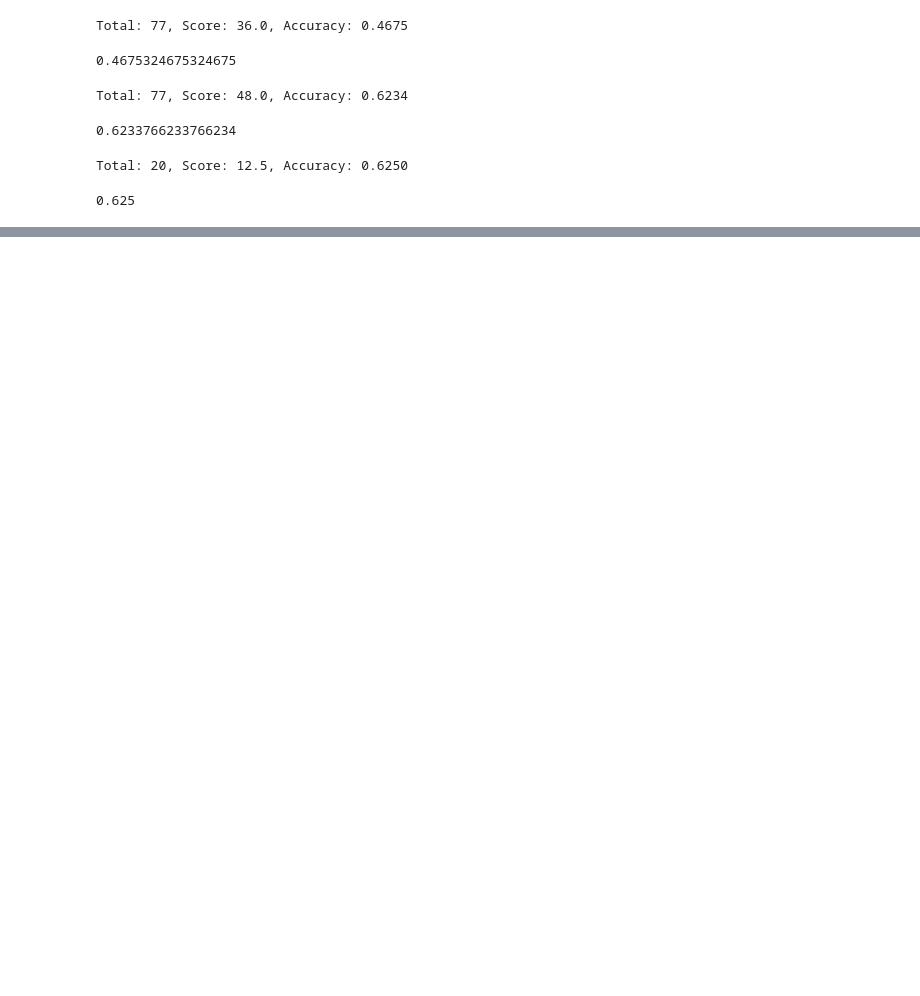
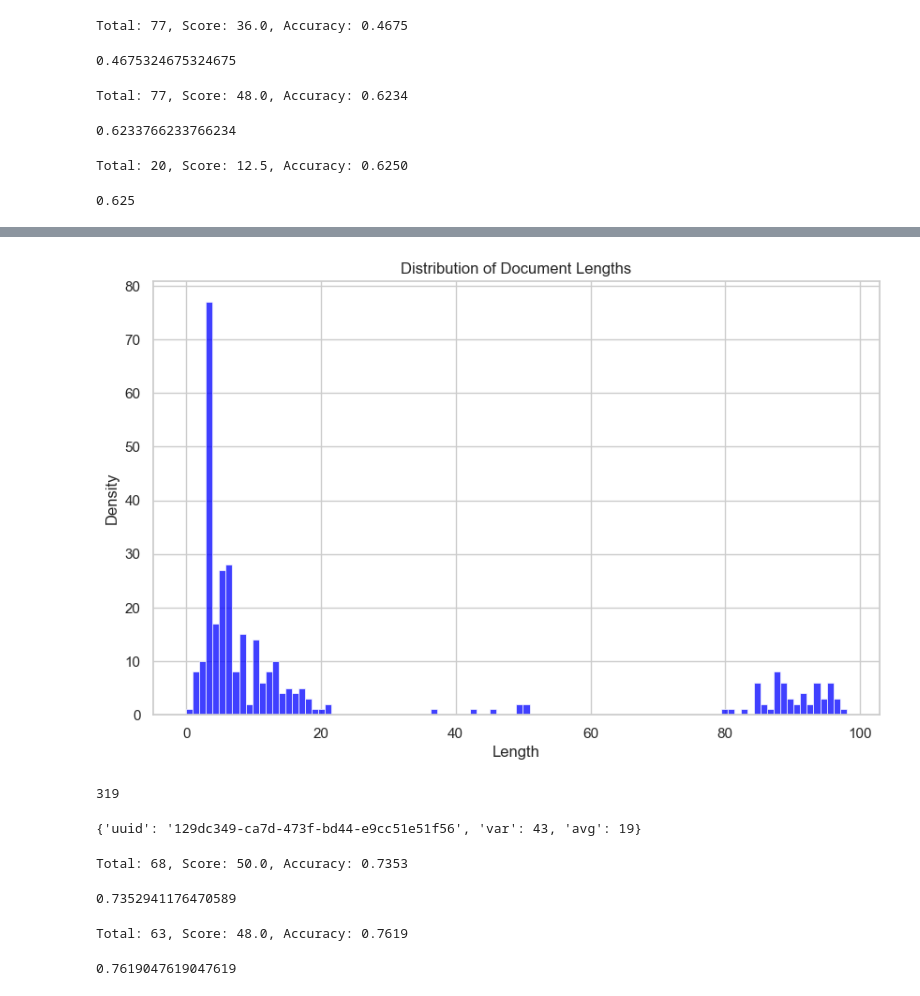
Before and after one commit to Sooo66/why-it-happened, a Jupyter notebook: src/a.ipynb, the cells around one changed output, grey strips where cells are left out. Cells and saved outputs as stored; diff of their text form; code cells hidden in the pictures; blank space fills up the shorter version.

```diff
--- a/src/a.ipynb
+++ b/src/a.ipynb
@@ -386,0 +484,14 @@ Total: 20, Score: 12.5, Accuracy: 0.6250
+# %%
+score_list = [x['avg'] for x in new_d]
+from utils import plt_dist
+plt_dist(score_list, bins=100)
+# %% [output]
+[figure, added]
+# %%
+len(new_d)
+# %% [output]
+319
+# %%
+new_d[0]
+# %% [output]
+{'uuid': '129dc349-ca7d-473f-bd44-e9cc51e51f56', 'var': 43, 'avg': 19}
@@ -386,0 +510,11 @@ Total: 20, Score: 12.5, Accuracy: 0.6250
+# %%
+from utils import get_mcq_score
+get_mcq_score('/Users/ymx66/Workspace/why-it-happened/sample_data/pred_data/smy/gpt-4.1_DIO.jsonl', '/Users/ymx66/Workspace/why-it-happened/sample_data/mcq_0709.jsonl')
+# %% [output]
+Total: 68, Score: 50.0, Accuracy: 0.7353
+0.7352941176470589
+# %%
+get_mcq_score('/Users/ymx66/Workspace/why-it-happened/sample_data/pred_data/smy/gpt-4.1_icl.jsonl', '/Users/ymx66/Workspace/why-it-happened/sample_data/mcq_0709.jsonl')
+# %% [output]
+Total: 63, Score: 48.0, Accuracy: 0.7619
+0.7619047619047619
```
Also changed, not shown: parts of 24 cells of this notebook, 44 other files.
